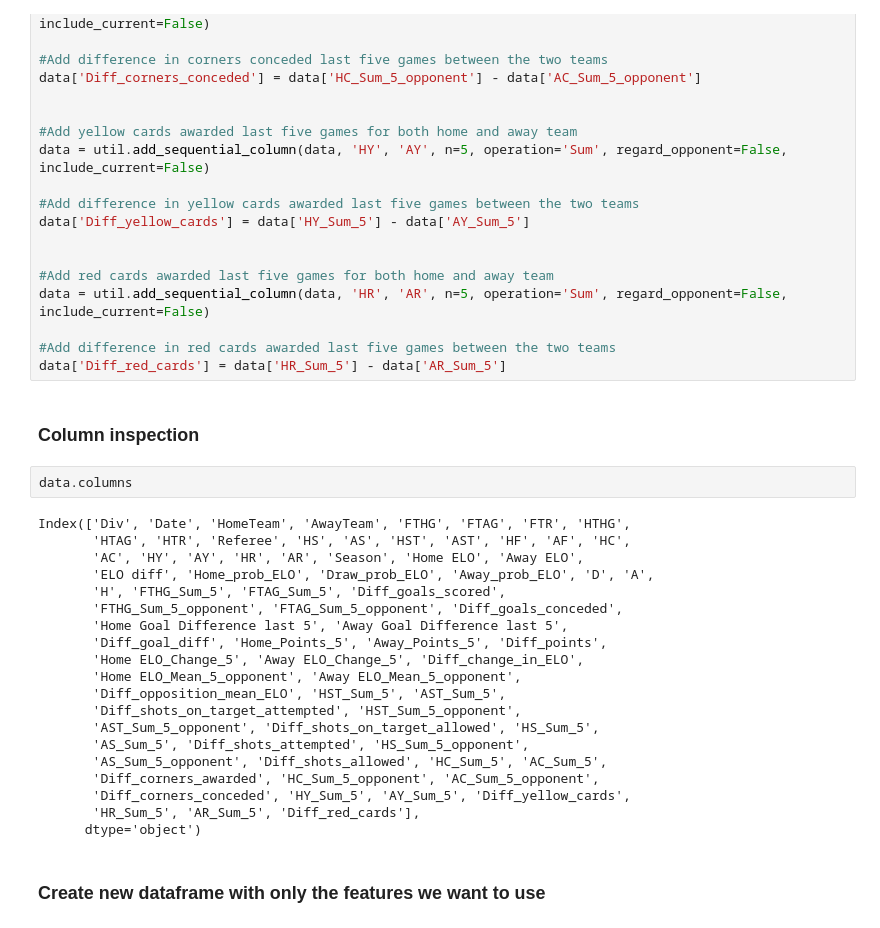
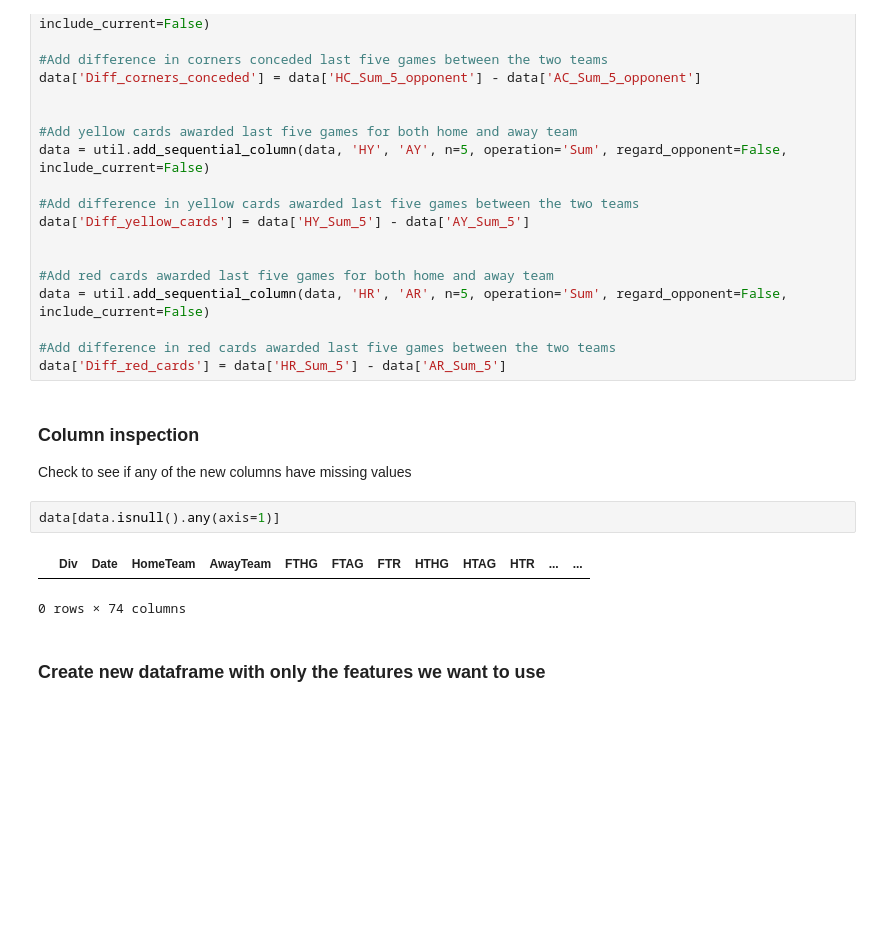
Before and after one commit to heiken1108/Match-Predictor, a Jupyter notebook: notebooks/4. Sequential Feature Engineering.ipynb, the cells around one changed output. Saved outputs shown, nothing was run; the diff lists cells and outputs as text; blank space fills up the shorter version.

```diff
--- a/notebooks/4. Sequential Feature Engineering.ipynb
+++ b/notebooks/4. Sequential Feature Engineering.ipynb
@@ -166,30 +174,15 @@ data = util.add_sequential_column(data, 'HR', 'AR', n=5, operation='Sum', regard
 
 #Add difference in red cards awarded last five games between the two teams
 data['Diff_red_cards'] = data['HR_Sum_5'] - data['AR_Sum_5']
-# %% [markdown]
-### Column inspection
-# %%
-data.columns
-# %% [output]
-Index(['Div', 'Date', 'HomeTeam', 'AwayTeam', 'FTHG', 'FTAG', 'FTR', 'HTHG',
-       'HTAG', 'HTR', 'Referee', 'HS', 'AS', 'HST', 'AST', 'HF', 'AF', 'HC',
-       'AC', 'HY', 'AY', 'HR', 'AR', 'Season', 'Home ELO', 'Away ELO',
-       'ELO diff', 'Home_prob_ELO', 'Draw_prob_ELO', 'Away_prob_ELO', 'D', 'A',
-       'H', 'FTHG_Sum_5', 'FTAG_Sum_5', 'Diff_goals_scored',
-       'FTHG_Sum_5_opponent', 'FTAG_Sum_5_opponent', 'Diff_goals_conceded',
-       'Home Goal Difference last 5', 'Away Goal Difference last 5',
-       'Diff_goal_diff', 'Home_Points_5', 'Away_Points_5', 'Diff_points',
-       'Home ELO_Change_5', 'Away ELO_Change_5', 'Diff_change_in_ELO',
-       'Home ELO_Mean_5_opponent', 'Away ELO_Mean_5_opponent',
-       'Diff_opposition_mean_ELO', 'HST_Sum_5', 'AST_Sum_5',
-       'Diff_shots_on_target_attempted', 'HST_Sum_5_opponent',
-       'AST_Sum_5_opponent', 'Diff_shots_on_target_allowed', 'HS_Sum_5',
-       'AS_Sum_5', 'Diff_shots_attempted', 'HS_Sum_5_opponent',
-       'AS_Sum_5_opponent', 'Diff_shots_allowed', 'HC_Sum_5', 'AC_Sum_5',
-       'Diff_corners_awarded', 'HC_Sum_5_opponent', 'AC_Sum_5_opponent',
-       'Diff_corners_conceded', 'HY_Sum_5', 'AY_Sum_5', 'Diff_yellow_cards',
-       'HR_Sum_5', 'AR_Sum_5', 'Diff_red_cards'],
-      dtype='object')
+# %% [markdown]
+### Column inspection
+
+Check to see if any of the new columns have missing values
+# %%
+data[data.isnull().any(axis=1)]
+# %% [output]
+|  | Div | Date | HomeTeam | AwayTeam | FTHG | FTAG | FTR | HTHG | HTAG | HTR | ... | ... |
+0 rows × 74 columns
 # %% [markdown]
 ### Create new dataframe with only the features we want to use
 # %%
```
Also changed, not shown: parts of 1 cell of this notebook.
